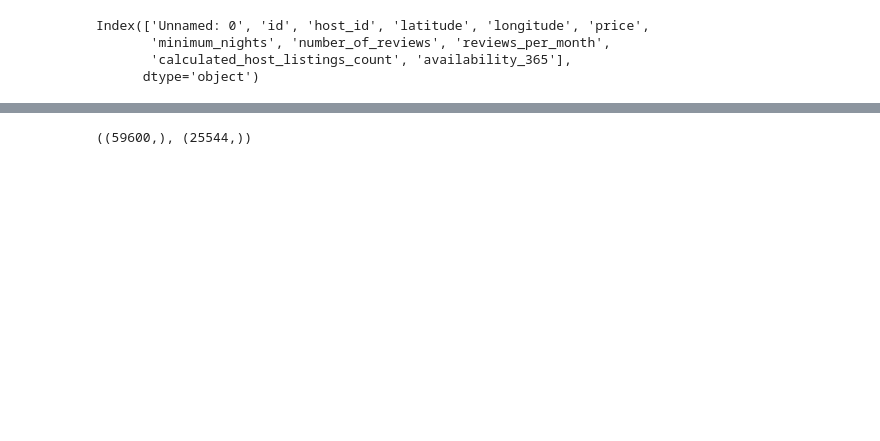
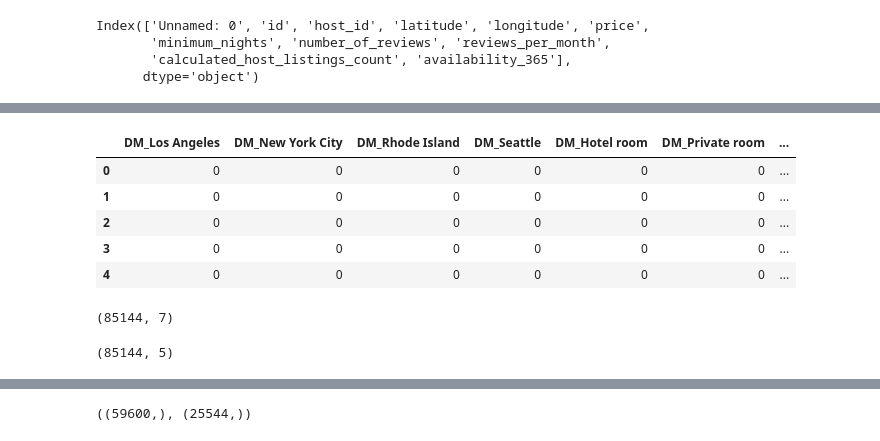
Before and after one commit to malakmosly/Capstone2, a Jupyter notebook: Airbnb Data Preprocessing and Training.ipynb, the cells around one changed output, grey strips where cells are left out. Cells and saved outputs as stored; diff of their text form; code cells hidden in the pictures; blank space fills up the shorter version.

```diff
--- a/Airbnb Data Preprocessing and Training.ipynb
+++ b/Airbnb Data Preprocessing and Training.ipynb
@@ -65,0 +98,17 @@ scaled_df.head()
+# %%
+u.head()
+# %% [output]
+|  | DM_Los Angeles | DM_New York City | DM_Rhode Island | DM_Seattle | DM_Hotel room | DM_Private room | ... |
+| 0 | 0 | 0 | 0 | 0 | 0 | 0 | ... |
+| 1 | 0 | 0 | 0 | 0 | 0 | 0 | ... |
+| 2 | 0 | 0 | 0 | 0 | 0 | 0 | ... |
+| 3 | 0 | 0 | 0 | 0 | 0 | 0 | ... |
+| 4 | 0 | 0 | 0 | 0 | 0 | 0 | ... |
+# %%
+u.shape
+# %% [output]
+(85144, 7)
+# %%
+s.shape
+# %% [output]
+(85144, 5)
```
Also changed, not shown: parts of 19 cells of this notebook.
